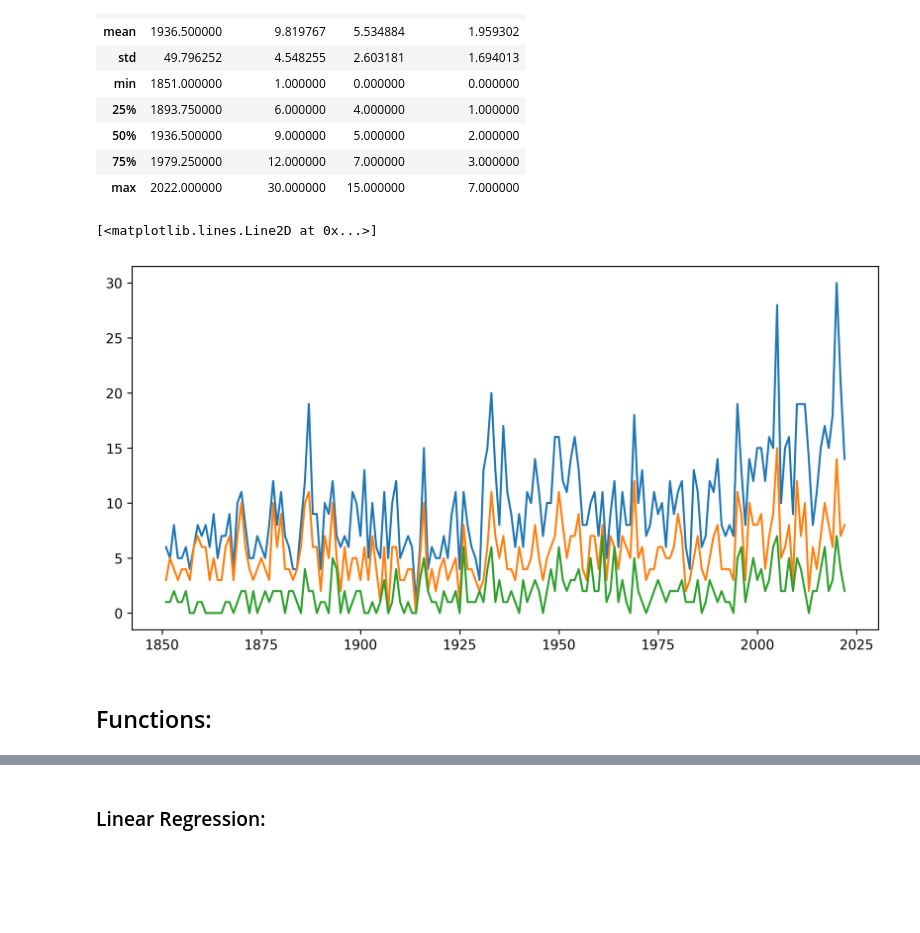
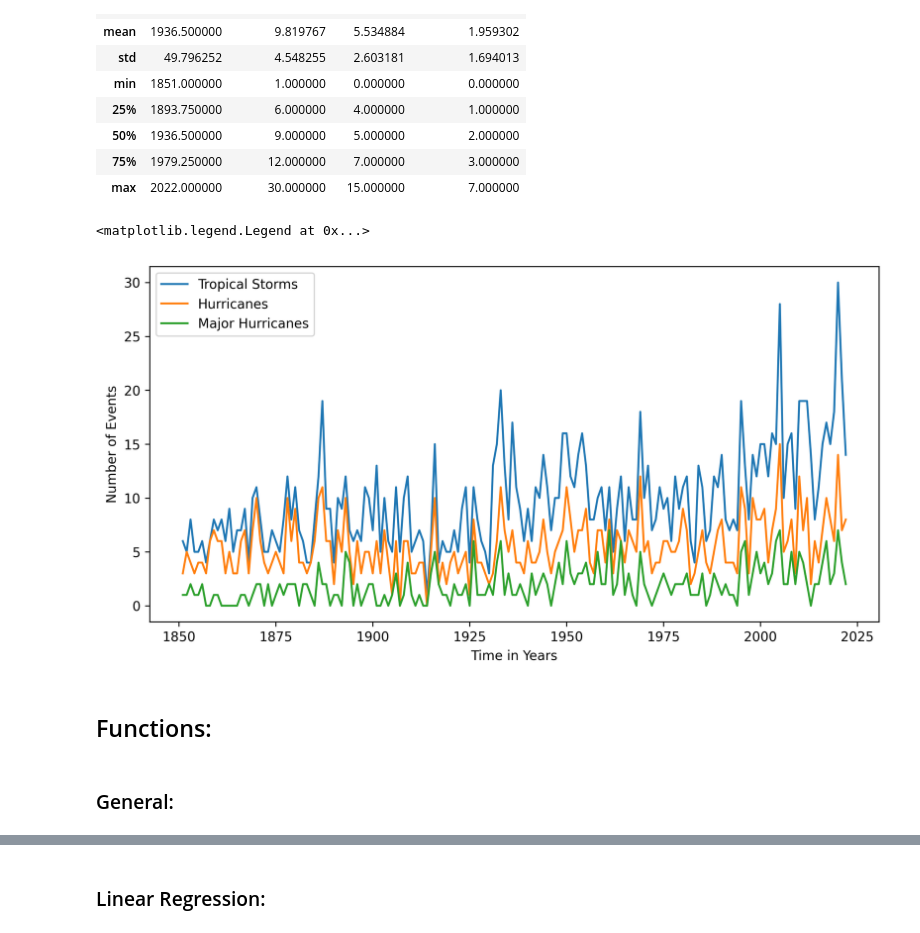
Before and after one commit to komrozik/Predictions_and_Predictability, a Jupyter notebook: test_programming.ipynb, the cells around one changed output, grey strips where cells are left out. Drawn from its saved outputs; the diff is of its cells as text; code cells hidden in the pictures; blank space fills up the shorter version.

```diff
--- a/test_programming.ipynb
+++ b/test_programming.ipynb
@@ -56,10 +56,15 @@ df.describe()
 # %%
 plt.figure(figsize = (10,5),dpi = 300)
 plt.plot(df["Year"],df["Tropical Storms"], label = "Tropical Storms")
 plt.plot(df["Year"],df["Hurricanes"], label = "Hurricanes")
 plt.plot(df["Year"],df["Major Hurricanes"], label = "Major Hurricanes")
+plt.xlabel("Time in Years")
+plt.ylabel("Number of Events")
+plt.legend()
 # %% [output]
-[<matplotlib.lines.Line2D at 0x...>]
+<matplotlib.legend.Legend at 0x...>
-[figure, old version]
+[figure, new version]
 # %% [markdown]
 ## Functions:
+# %% [markdown]
+### General:
```
Also changed, not shown: parts of 8 cells of this notebook, 1 other file.
